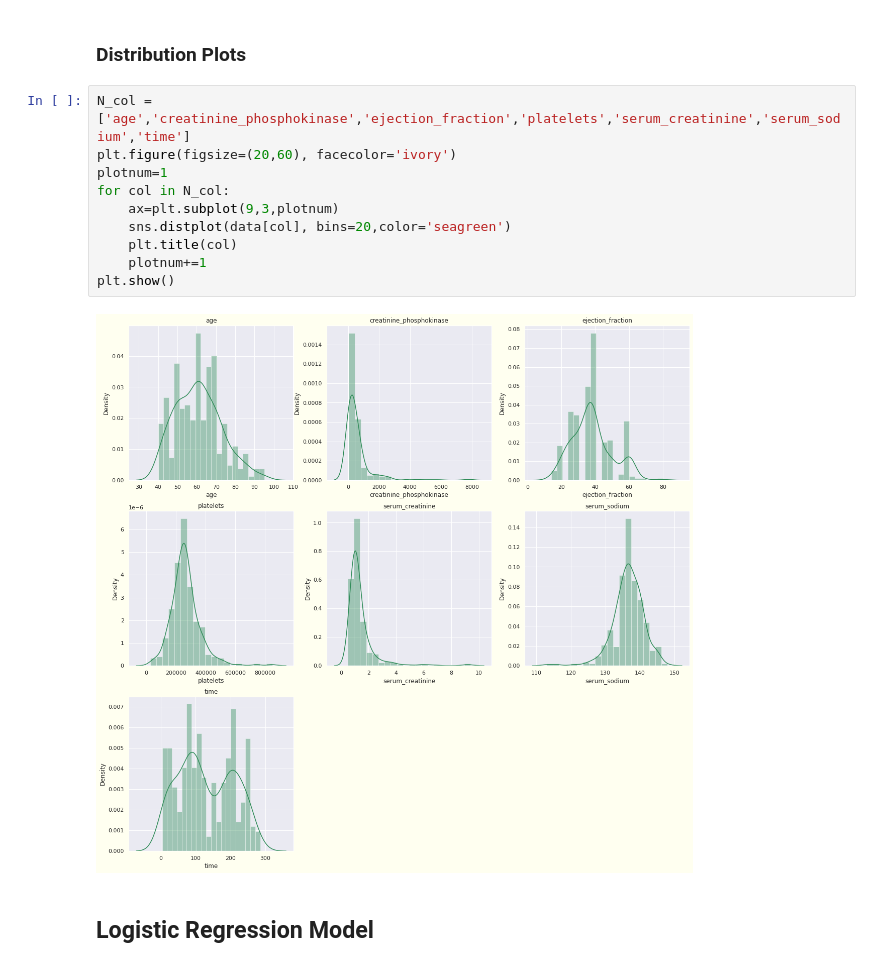
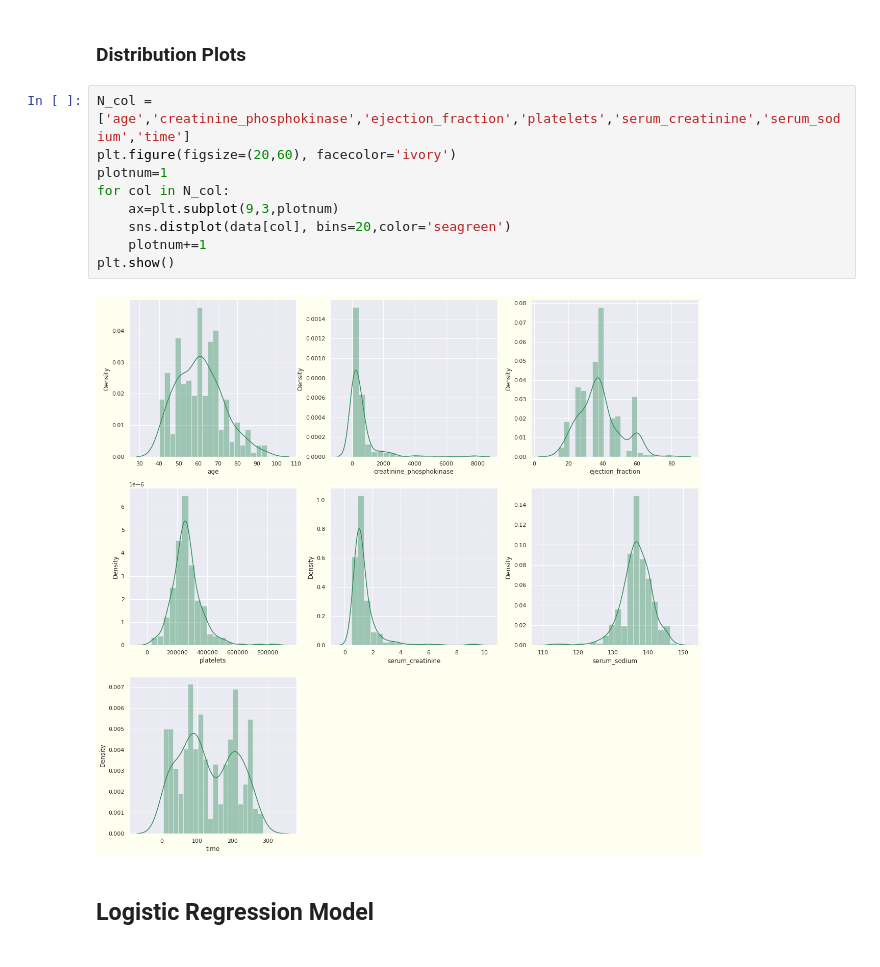
Before and after one commit to yash9904/heart-failure-prediction, a Jupyter notebook: heart_failure_prediction.ipynb, the cells around one changed output. Cells and saved outputs as stored; diff of their text form.

```diff
--- a/heart_failure_prediction.ipynb
+++ b/heart_failure_prediction.ipynb
@@ -130,15 +130,14 @@ plt.show()
 # %%
 N_col = ['age','creatinine_phosphokinase','ejection_fraction','platelets','serum_creatinine','serum_sodium','time']
 plt.figure(figsize=(20,60), facecolor='ivory')
 plotnum=1
 for col in N_col:
     ax=plt.subplot(9,3,plotnum)
     sns.distplot(data[col], bins=20,color='seagreen')
-    plt.title(col)
     plotnum+=1
 plt.show()
 # %% [output]
-[figure, old version]
+[figure, new version]
 # %% [markdown]
 ## Logistic Regression Model
 # %% [markdown]
```
Also changed, not shown: parts of 2 cells of this notebook.
